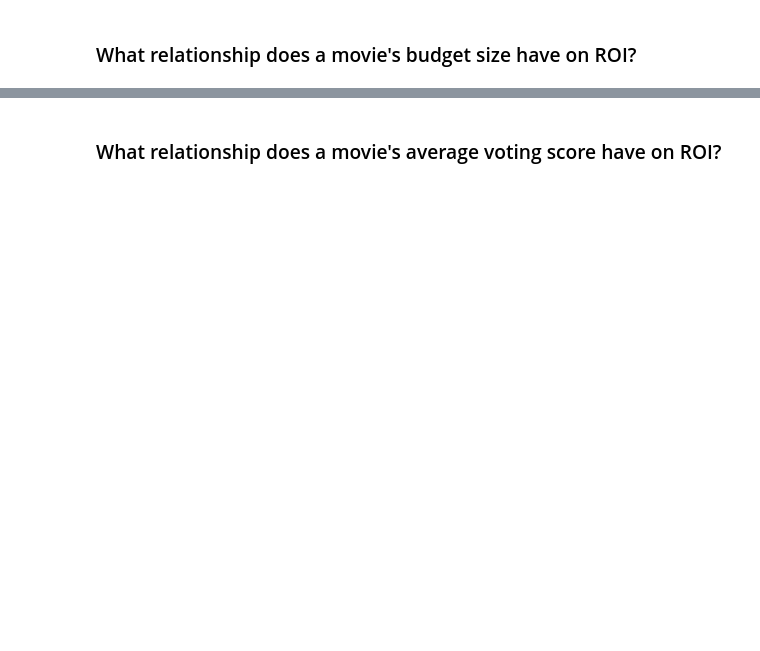
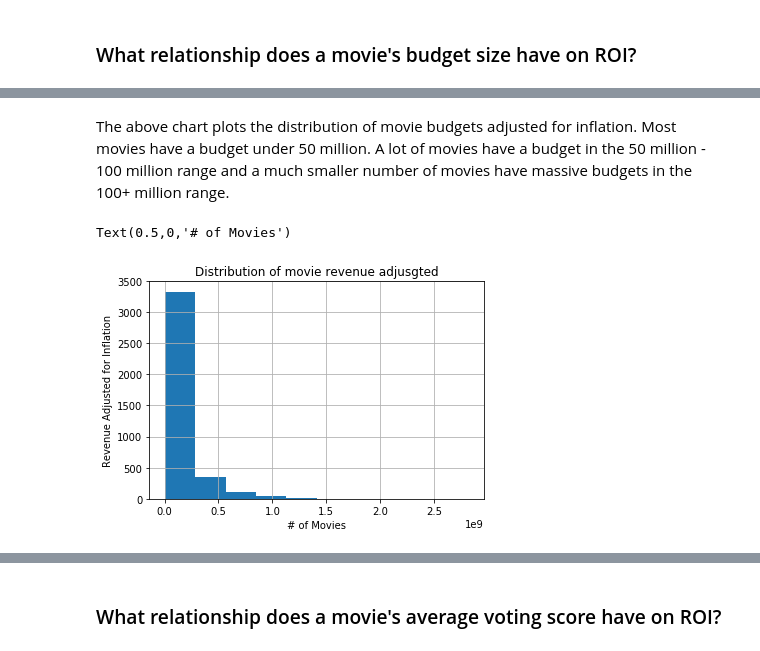
Before and after one commit to ngardiner7/udacity, a Jupyter notebook: data-analyst/term1/project-investigate-dataset/movie_analysis.ipynb, the cells around one changed output, grey strips where cells are left out. Cells and saved outputs as stored; diff of their text form; code cells hidden in the pictures; blank space fills up the shorter version.

```diff
--- a/data-analyst/term1/project-investigate-dataset/movie_analysis.ipynb
+++ b/data-analyst/term1/project-investigate-dataset/movie_analysis.ipynb
@@ -161,0 +172,10 @@ Text(0.5,0,'ROI')
+# %% [markdown]
+The above chart plots the distribution of movie budgets adjusted for inflation. Most movies have a budget under 50 million. A lot of movies have a budget in the 50 million - 100 million range and a much smaller number of movies have massive budgets in the 100+ million range.
+# %%
+df['revenue_adj'].hist()
+plt.title('Distribution of movie revenue adjusted')
+plt.ylabel("Revenue Adjusted for Inflation")
+plt.xlabel("# of Movies")
+# %% [output]
+Text(0.5,0,'# of Movies')
+[figure, added]
```
Also changed, not shown: parts of 11 cells of this notebook, 1 other file.
